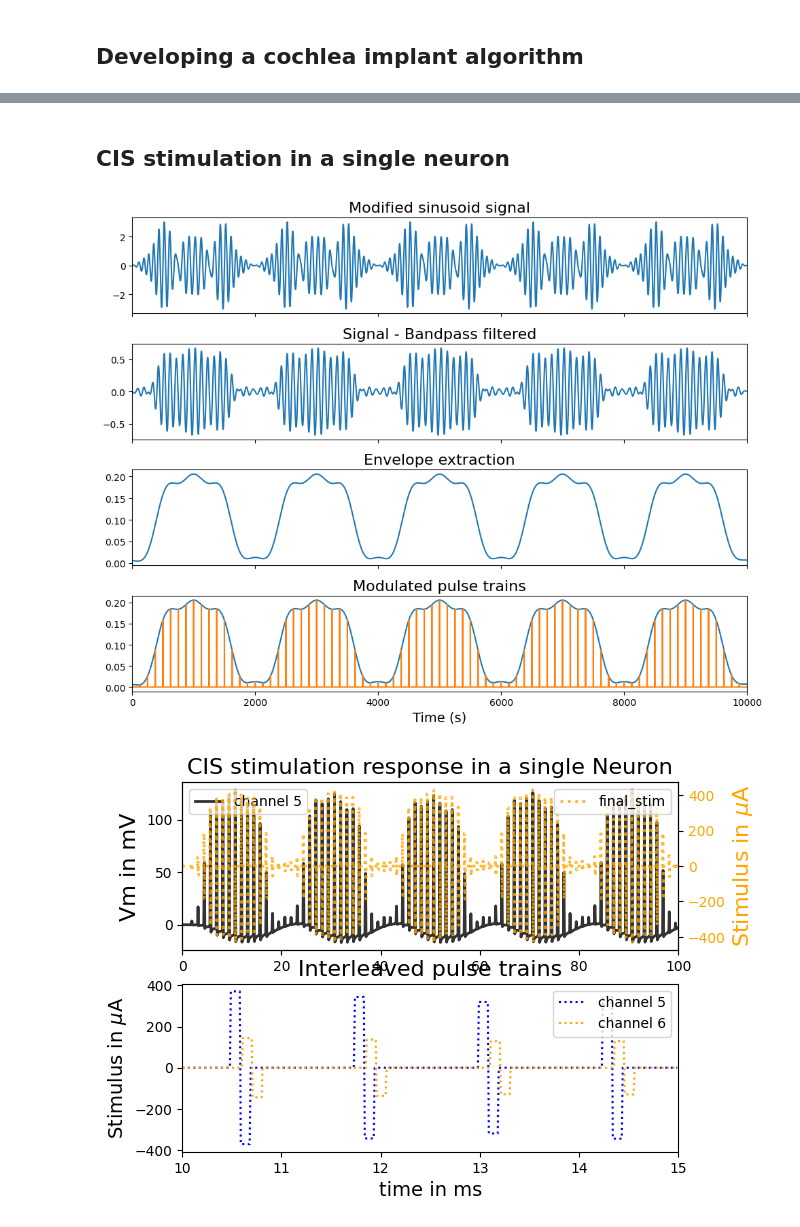
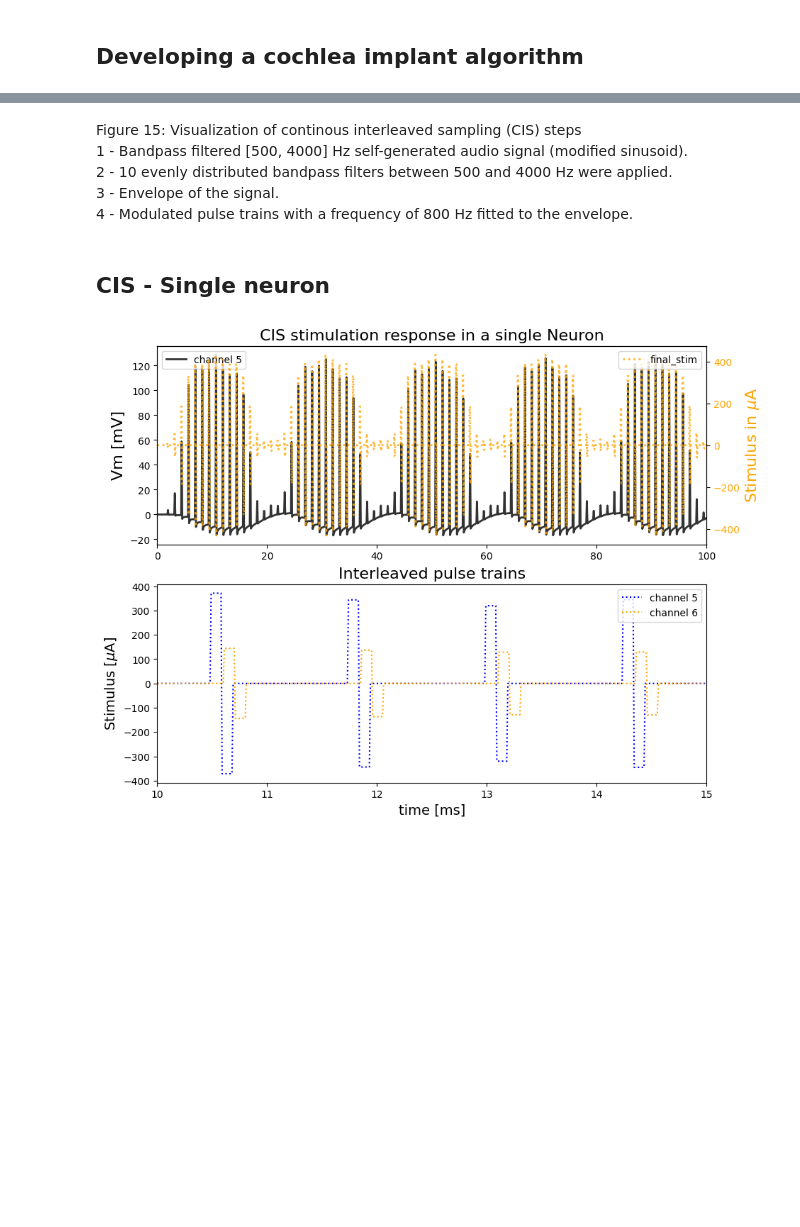
Before and after one commit to YKarsten/Neuron-Simulation, a Jupyter notebook: Neuron-Simulation.ipynb, the cells around one changed output, grey strips where cells are left out. Saved outputs shown, nothing was run; the diff lists cells and outputs as text; code cells hidden in the pictures; blank space fills up the shorter version.

```diff
--- a/Neuron-Simulation.ipynb
+++ b/Neuron-Simulation.ipynb
@@ -1063,5 +1106,11 @@ plt.show()
+# %% [markdown]
+Figure 15: Visualization of continous interleaved sampling (CIS) steps
+1 - Bandpass filtered [500, 4000] Hz self-generated audio signal (modified sinusoid).
+2 - 10 evenly distributed bandpass filters between 500 and 4000 Hz were applied.
+3 - Envelope of the signal.
+4 - Modulated pulse trains with a frequency of 800 Hz fitted to the envelope.
 # %% [markdown]
-## CIS stimulation in a single neuron
+## CIS - Single neuron
 # %%
 import numpy as np
 import matplotlib.pyplot as plt
@@ -1212,40 +1261,7 @@ for idx in range(n2):
 # Adapt the stimulus from Pascal to μA
 final_stim = final_stim * 700  # μA
 
-# Plot the results
-plt.figure(1, figsize=(10, 8))
-
-# Create subplots with shared x-axis
-ax1 = plt.subplot(4, 1, 1)
-plt.plot(signal)
-plt.title("Modified sinusoid signal", fontsize=16)
-
-ax2 = plt.subplot(4, 1, 2, sharex=ax1)
-plt.plot(filterbank[:, 4])
-plt.title("Signal - Bandpass filtered", fontsize=16)
-
-ax3 = plt.subplot(4, 1, 3, sharex=ax1)
-plt.plot(envelope[:, 4])
-plt.title("Envelope extraction", fontsize=16)
-
-ax4 = plt.subplot(4, 1, 4, sharex=ax1)
-plt.plot(envelope[:, 4])
-plt.plot(modulated_stim[:, 4])
-plt.title("Modulated pulse trains", fontsize=16)
-
-# Remove x-axis labels from upper plots
-plt.setp(ax1.get_xticklabels(), visible=False)
-plt.setp(ax2.get_xticklabels(), visible=False)
-plt.setp(ax3.get_xticklabels(), visible=False)
-
-plt.xlabel('Time (s)', fontsize=14)  # Label only the bottom subplot
-plt.xlim(0, 10_000)
-
-plt.tight_layout()  # Adjust subplot layout for better spacing
-plt.show()
-
 # Hodgkin-Huxley-Model
-
 # Constants
 np.random.seed(1000)
 tmin = 0.0
@@ -1329,7 +1345,7 @@ Vy = odeint(compute_derivatives, Y0, T, args=(final_stim[:, channel],))
 
 
 # Single neuron - plot membrane potential and stimulation current
-fig, ax = plt.subplots(2,1)
+fig, ax = plt.subplots(2,1, figsize=(10, 8))
 
 ax[0].plot(T, Vy[:, 0]*10,
            label = "channel 5",
@@ -1339,7 +1355,7 @@ ax[0].plot(T, Vy[:, 0]*10,
            alpha=0.8)
 
 ax[0].set_title("CIS stimulation response in a single Neuron", fontsize=16)
-ax[0].set_ylabel("Vm in mV", fontsize=16)
+ax[0].set_ylabel("Vm [mV]", fontsize=16)
 ax[0].set_xlim(0, 100)
 
 ax2 = ax[0].twinx()
@@ -1348,34 +1364,33 @@ ax2.plot(T, final_stim[:, channel]*3,
          label='final_stim',
          linestyle= ":",
          linewidth=2,
          alpha=0.8)
 
 ax2.set_ylabel(r'Stimulus in $\mu$A', color="orange", fontsize=16)
 
 # Customize the color of the tick labels on the second x-axis
 for tick in ax2.get_yticklabels():
     tick.set_color("orange")
 
 ax[1].plot(T[1000:1500], final_stim[1000:1500, 3]*180,
            color="blue",
            label='channel 5',
            linestyle=":")
 
 ax[1].plot(T[1000:1500], final_stim[1000:1500, 4],
            color="orange",
            label='channel 6',
            linestyle=":")
 
 ax[1].set_title("Interleaved pulse trains", fontsize=16)
 ax[1].set_xlim(10,15)
-ax[1].set_ylabel(r'Stimulus in $\mu$A', fontsize=14)
-ax[1].set_xlabel("time in ms", fontsize=14)
+ax[1].set_ylabel(r'Stimulus [$\mu$A]', fontsize=14)
+ax[1].set_xlabel("time [ms]", fontsize=14)
 
 ax[0].legend(loc='upper left')
 ax[1].legend(loc='upper right')
 ax2.legend(loc='upper right')
 
 plt.show()
 # %% [output]
-[figure, old version]
+[figure, new version]
-[figure, removed]
```
Also changed, not shown: parts of 18 cells of this notebook.
